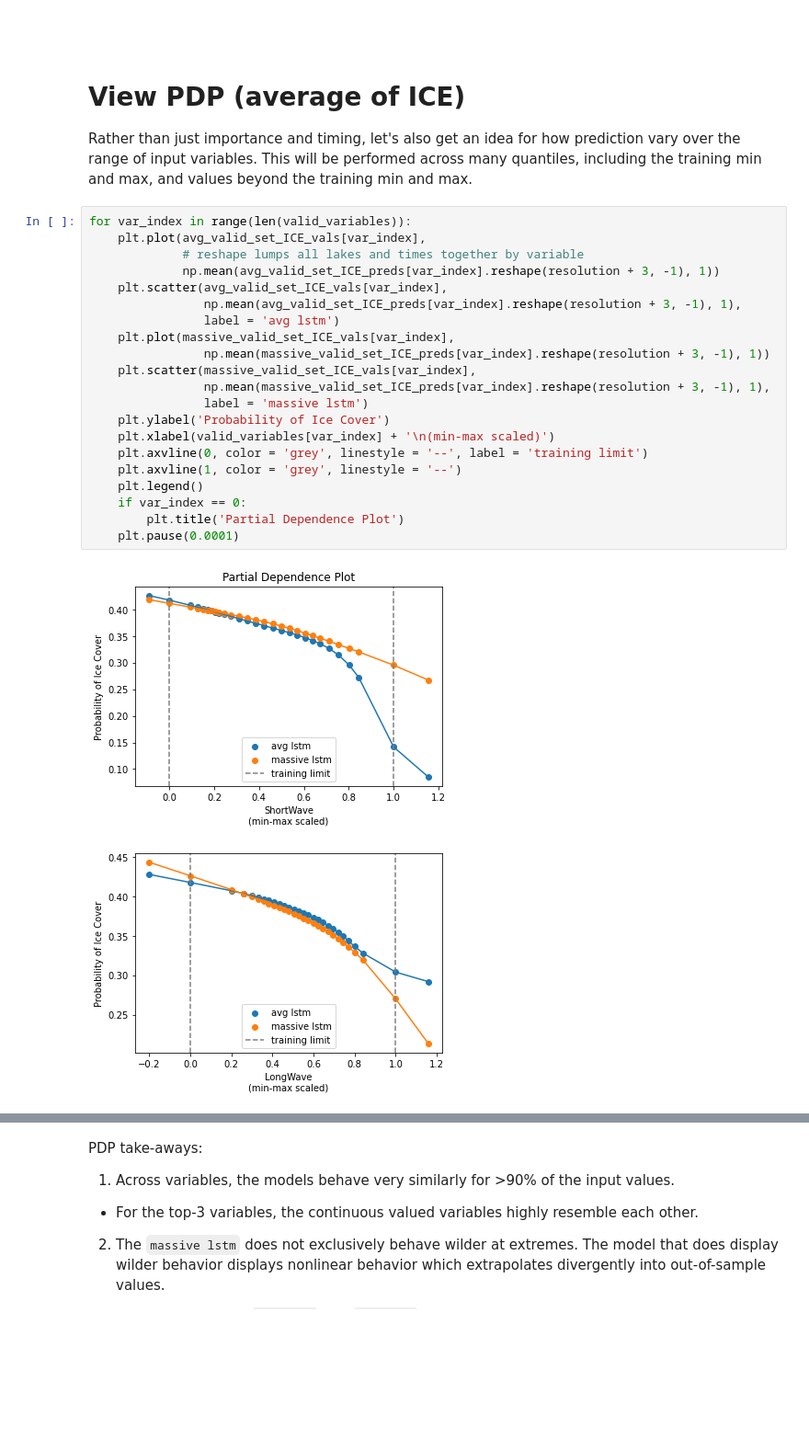
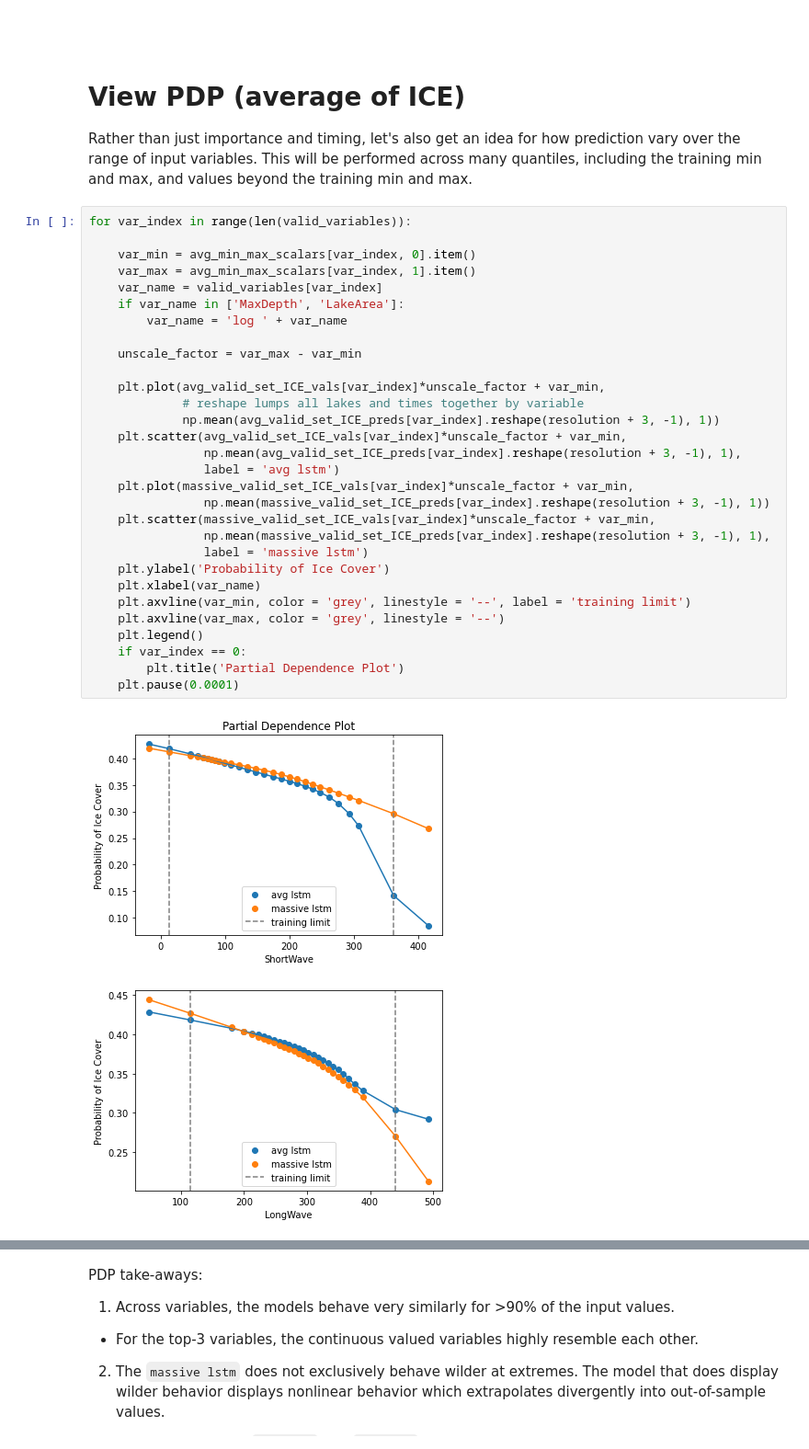
Before and after one commit to jdiaz4302/lake_ice_prediction, a Jupyter notebook: 03_eval/src/C_VisualizeXAI.ipynb, the cells around one changed output, grey strips where cells are left out. Shown at 92% size. Saved outputs shown, nothing was run; the diff lists cells and outputs as text; blank space fills up the shorter version.

```diff
--- a/03_eval/src/C_VisualizeXAI.ipynb
+++ b/03_eval/src/C_VisualizeXAI.ipynb
@@ -687,25 +687,34 @@ Permutation results more greatly emphasize the importance of the top-3 variables
 Rather than just importance and timing, let's also get an idea for how prediction vary over the range of input variables. This will be performed across many quantiles, including the training min and max, and values beyond the training min and max.
 # %%
 for var_index in range(len(valid_variables)):
-    plt.plot(avg_valid_set_ICE_vals[var_index],
+
+    var_min = avg_min_max_scalars[var_index, 0].item()
+    var_max = avg_min_max_scalars[var_index, 1].item()
+    var_name = valid_variables[var_index]
+    if var_name in ['MaxDepth', 'LakeArea']:
+        var_name = 'log ' + var_name
+
+    unscale_factor = var_max - var_min
+
+    plt.plot(avg_valid_set_ICE_vals[var_index]*unscale_factor + var_min,
              # reshape lumps all lakes and times together by variable
              np.mean(avg_valid_set_ICE_preds[var_index].reshape(resolution + 3, -1), 1))
-    plt.scatter(avg_valid_set_ICE_vals[var_index],
+    plt.scatter(avg_valid_set_ICE_vals[var_index]*unscale_factor + var_min,
                 np.mean(avg_valid_set_ICE_preds[var_index].reshape(resolution + 3, -1), 1),
                 label = 'avg lstm')
-    plt.plot(massive_valid_set_ICE_vals[var_index],
+    plt.plot(massive_valid_set_ICE_vals[var_index]*unscale_factor + var_min,
                 np.mean(massive_valid_set_ICE_preds[var_index].reshape(resolution + 3, -1), 1))
-    plt.scatter(massive_valid_set_ICE_vals[var_index],
+    plt.scatter(massive_valid_set_ICE_vals[var_index]*unscale_factor + var_min,
                 np.mean(massive_valid_set_ICE_preds[var_index].reshape(resolution + 3, -1), 1),
                 label = 'massive lstm')
     plt.ylabel('Probability of Ice Cover')
-    plt.xlabel(valid_variables[var_index] + '\n(min-max scaled)')
-    plt.axvline(0, color = 'grey', linestyle = '--', label = 'training limit')
-    plt.axvline(1, color = 'grey', linestyle = '--')
+    plt.xlabel(var_name)
+    plt.axvline(var_min, color = 'grey', linestyle = '--', label = 'training limit')
+    plt.axvline(var_max, color = 'grey', linestyle = '--')
     plt.legend()
     if var_index == 0:
         plt.title('Partial Dependence Plot')
     plt.pause(0.0001)
 # %% [output]
-[figure, old version]
+[figure, new version]
-[figure, old version]
+[figure, new version]
```
Also changed, not shown: parts of 4 cells of this notebook.
